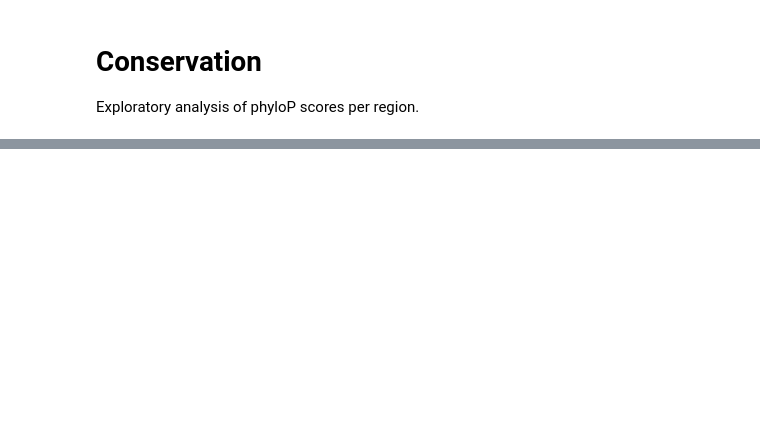
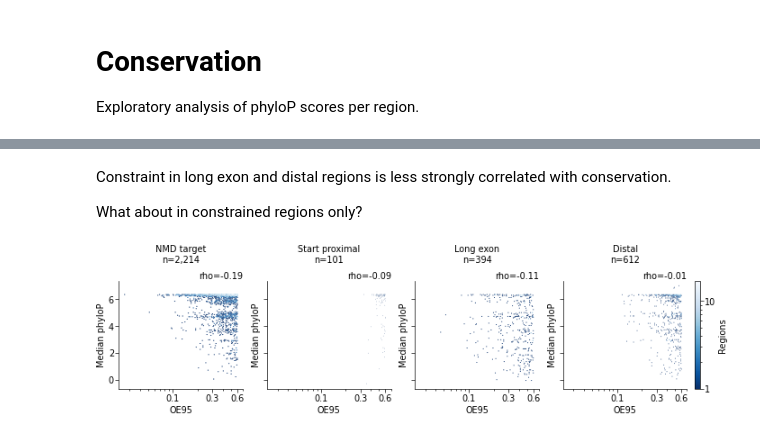
Before and after one commit to alexblakes/regional_nonsense_constraint, a Jupyter notebook: notebooks/11_conservation.ipynb, the cells around one changed output, grey strips where cells are left out. Saved outputs shown, nothing was run; the diff lists cells and outputs as text; code cells hidden in the pictures; blank space fills up the shorter version.

```diff
--- a/notebooks/11_conservation.ipynb
+++ b/notebooks/11_conservation.ipynb
@@ -126,0 +45,18 @@ Of the genes prioritised with this approach, NANOG looks the most interesting.
+# %%
+# Drop genes symbols with multiple ENST IDs
+print(f"Unique gene symbols: {df.symbol.nunique()}")
+print(f"Unique ensts: {df.enst.nunique()}\n")
+
+_uniq_symbol_enst = df[["symbol", "enst"]].drop_duplicates()
+_symbol_dups = _uniq_symbol_enst.duplicated("symbol").sum()
+
+print(
+    f"There are {_symbol_dups} symbols with multiple transcripts.",
+    "They are dropped.\n",
+)
+
+_kept_symbols = _uniq_symbol_enst["symbol"].drop_duplicates(keep=False)
+df = df[df["symbol"].isin(_kept_symbols)].set_index("symbol")
+
+print(f"Remaining unique gene symbols: {df.index.nunique()}")
+print(f"Remaining unique ENSTs: {df.enst.nunique()}")
@@ -126,0 +354,24 @@ Of the genes prioritised with this approach, NANOG looks the most interesting.
+# %% [markdown]
+Constraint in long exon and distal regions is less strongly correlated with conservation.
+
+What about in constrained regions only?
+# %%
+fig, axs = standard_figure(figsize=(18 * C.CM, 5 * C.CM), sharex=True, sharey=True)
+
+for ax, (name, group) in zip(axs, df.groupby("region")):
+    # Subset to constrained regions only
+    group = group[group.constraint == "constrained"]
+
+    x = group["oe_ci_hi"]
+    y = group["phylop_median"]
+
+    hb = hexbin_plot(x, y, ax)
+    customise_hexbin(x, y, name, ax)
+
+    # Simplify the tick marks
+    ax.xaxis.set_major_locator(ticker.FixedLocator([0.1, 0.3, 0.6]))
+    ax.xaxis.set_major_formatter("{:g}".format)
+
+cb = fig.colorbar(hb, ax=axs[3], label="Regions", format=ticker.ScalarFormatter())
+# %% [output]
+[figure, added]
```
Also changed, not shown: parts of 39 cells of this notebook.
